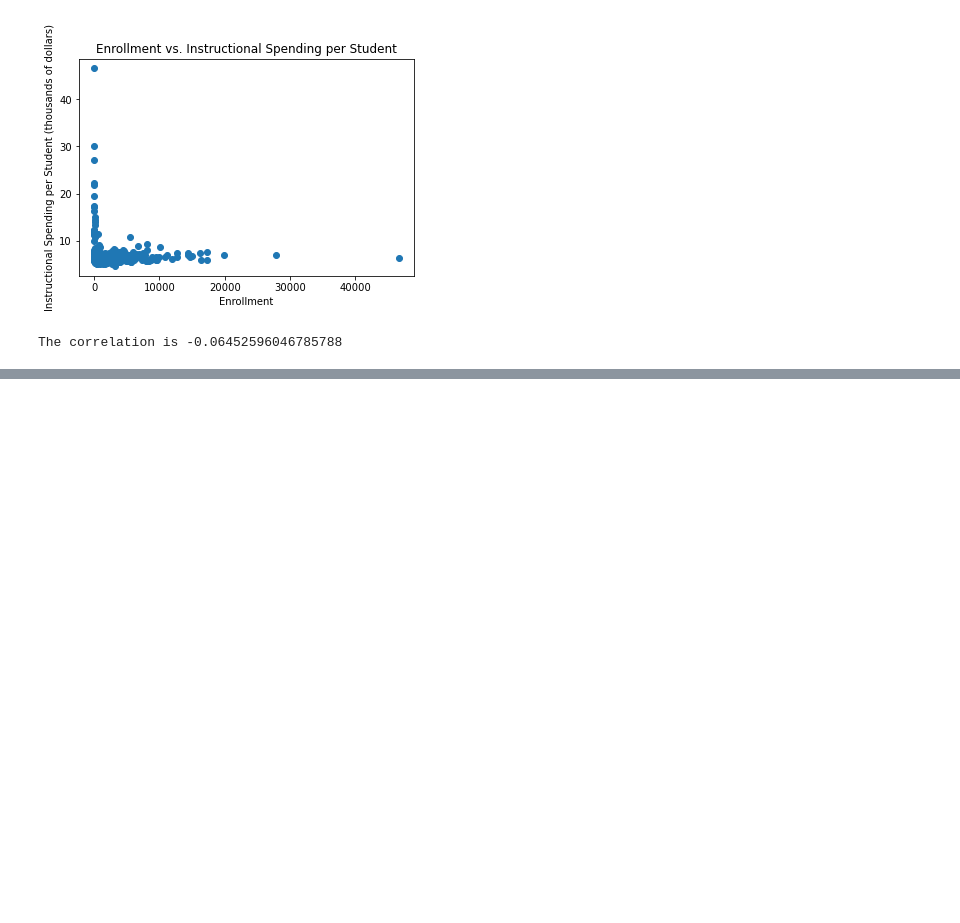
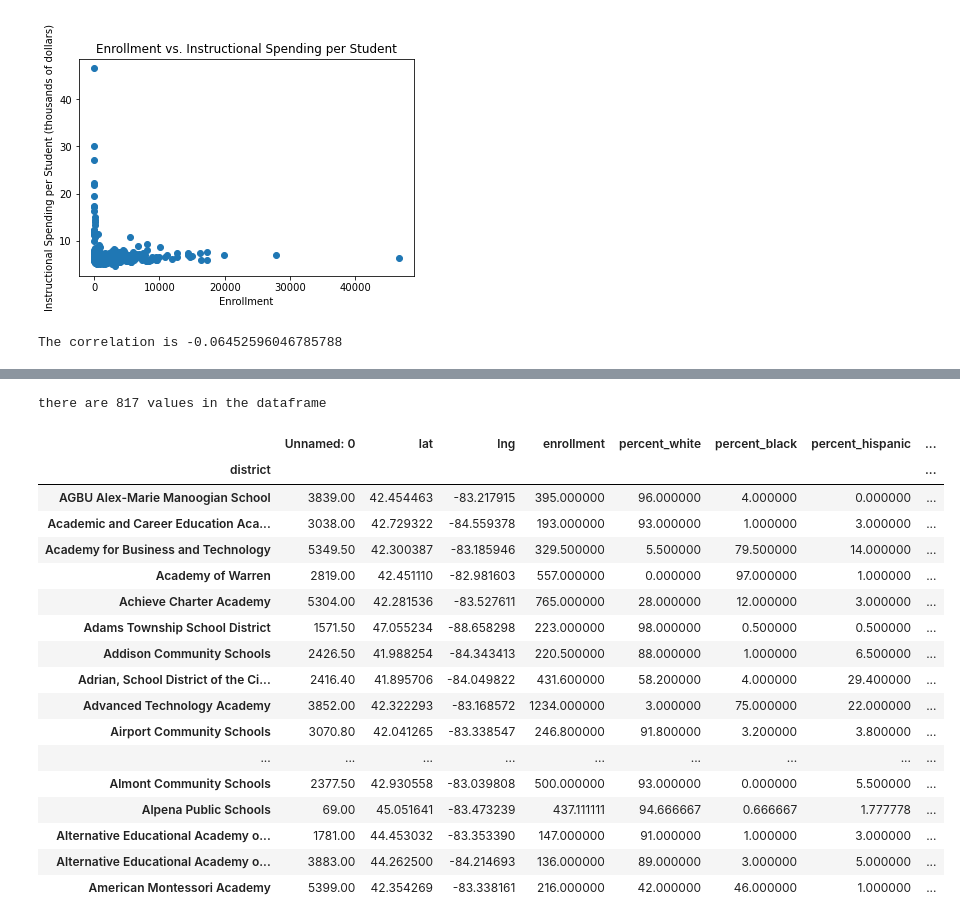
Before and after one commit to robertodiazbriones/Project_2, a Jupyter notebook: Education_finance_exploration.ipynb, the cells around one changed output, grey strips where cells are left out. Saved outputs shown, nothing was run; the diff lists cells and outputs as text; code cells hidden in the pictures; blank space fills up the shorter version.

Commit message:
used groupby to derive a district data set from Kirstan and Robertos data

```diff
--- a/Education_finance_exploration.ipynb
+++ b/Education_finance_exploration.ipynb
@@ -563,3 +563,9 @@ print(f'The correlation is {r_val7[0]}')
 # %% [output]
 [figure]
 The correlation is -0.06452596046785788
+# %%
+#read in cleaned school data
+
+schools_df = pd.read_csv('desktop/p_2_data/cleaned_data.csv')
+
+schools_df.head()
@@ -565,0 +579,30 @@ The correlation is -0.06452596046785788
+# %%
+#create a groupby object for mean values of the above data
+
+district_aves_df = schools_df.groupby('district').mean()
+
+
+
+print(f'there are {len(district_aves_df)} values in the dataframe')
+
+district_aves_df.head(25)
+# %% [output]
+there are 817 values in the dataframe
+|  | Unnamed: 0 | lat | lng | enrollment | percent_white | percent_black | percent_hispanic | ... |
+| district |  |  |  |  |  |  |  | ... |
+| AGBU Alex-Marie Manoogian School | 3839.00 | 42.454463 | -83.217915 | 395.000000 | 96.000000 | 4.000000 | 0.000000 | ... |
+| Academic and Career Education Aca... | 3038.00 | 42.729322 | -84.559378 | 193.000000 | 93.000000 | 1.000000 | 3.000000 | ... |
+| Academy for Business and Technology | 5349.50 | 42.300387 | -83.185946 | 329.500000 | 5.500000 | 79.500000 | 14.000000 | ... |
+| Academy of Warren | 2819.00 | 42.451110 | -82.981603 | 557.000000 | 0.000000 | 97.000000 | 1.000000 | ... |
+| Achieve Charter Academy | 5304.00 | 42.281536 | -83.527611 | 765.000000 | 28.000000 | 12.000000 | 3.000000 | ... |
+| Adams Township School District | 1571.50 | 47.055234 | -88.658298 | 223.000000 | 98.000000 | 0.500000 | 0.500000 | ... |
+| Addison Community Schools | 2426.50 | 41.988254 | -84.343413 | 220.500000 | 88.000000 | 1.000000 | 6.500000 | ... |
+| Adrian, School District of the Ci... | 2416.40 | 41.895706 | -84.049822 | 431.600000 | 58.200000 | 4.000000 | 29.400000 | ... |
+| Advanced Technology Academy | 3852.00 | 42.322293 | -83.168572 | 1234.000000 | 3.000000 | 75.000000 | 22.000000 | ... |
+| Airport Community Schools | 3070.80 | 42.041265 | -83.338547 | 246.800000 | 91.800000 | 3.200000 | 3.800000 | ... |
+| ... | ... | ... | ... | ... | ... | ... | ... | ... |
+| Almont Community Schools | 2377.50 | 42.930558 | -83.039808 | 500.000000 | 93.000000 | 0.000000 | 5.500000 | ... |
+| Alpena Public Schools | 69.00 | 45.051641 | -83.473239 | 437.111111 | 94.666667 | 0.666667 | 1.777778 | ... |
+| Alternative Educational Academy o... | 1781.00 | 44.453032 | -83.353390 | 147.000000 | 91.000000 | 1.000000 | 3.000000 | ... |
+| Alternative Educational Academy o... | 3883.00 | 44.262500 | -84.214693 | 136.000000 | 89.000000 | 3.000000 | 5.000000 | ... |
+| American Montessori Academy | 5399.00 | 42.354269 | -83.338161 | 216.000000 | 42.000000 | 46.000000 | 1.000000 | ... |
```
Also changed, not shown: parts of 4 cells of this notebook.
